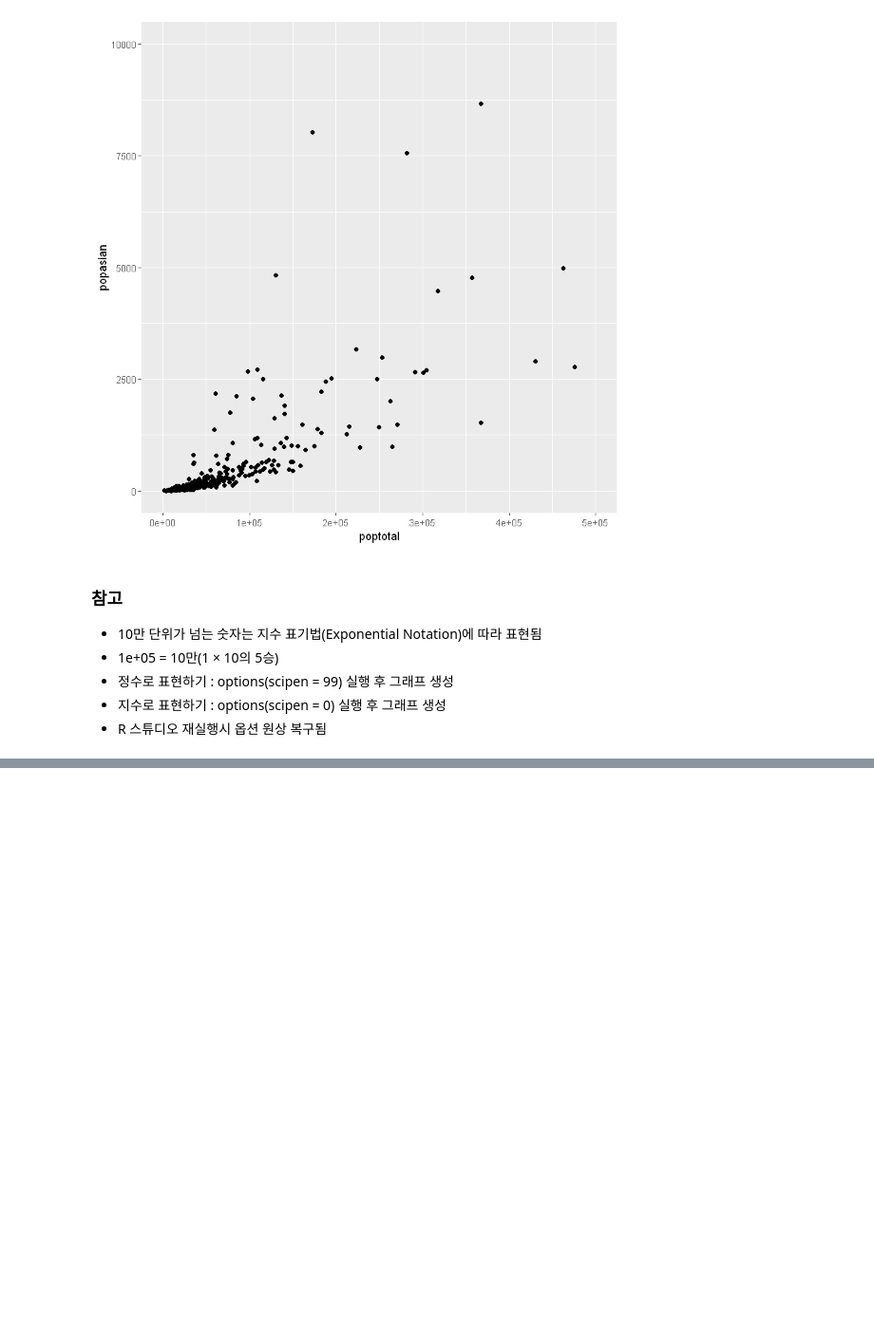
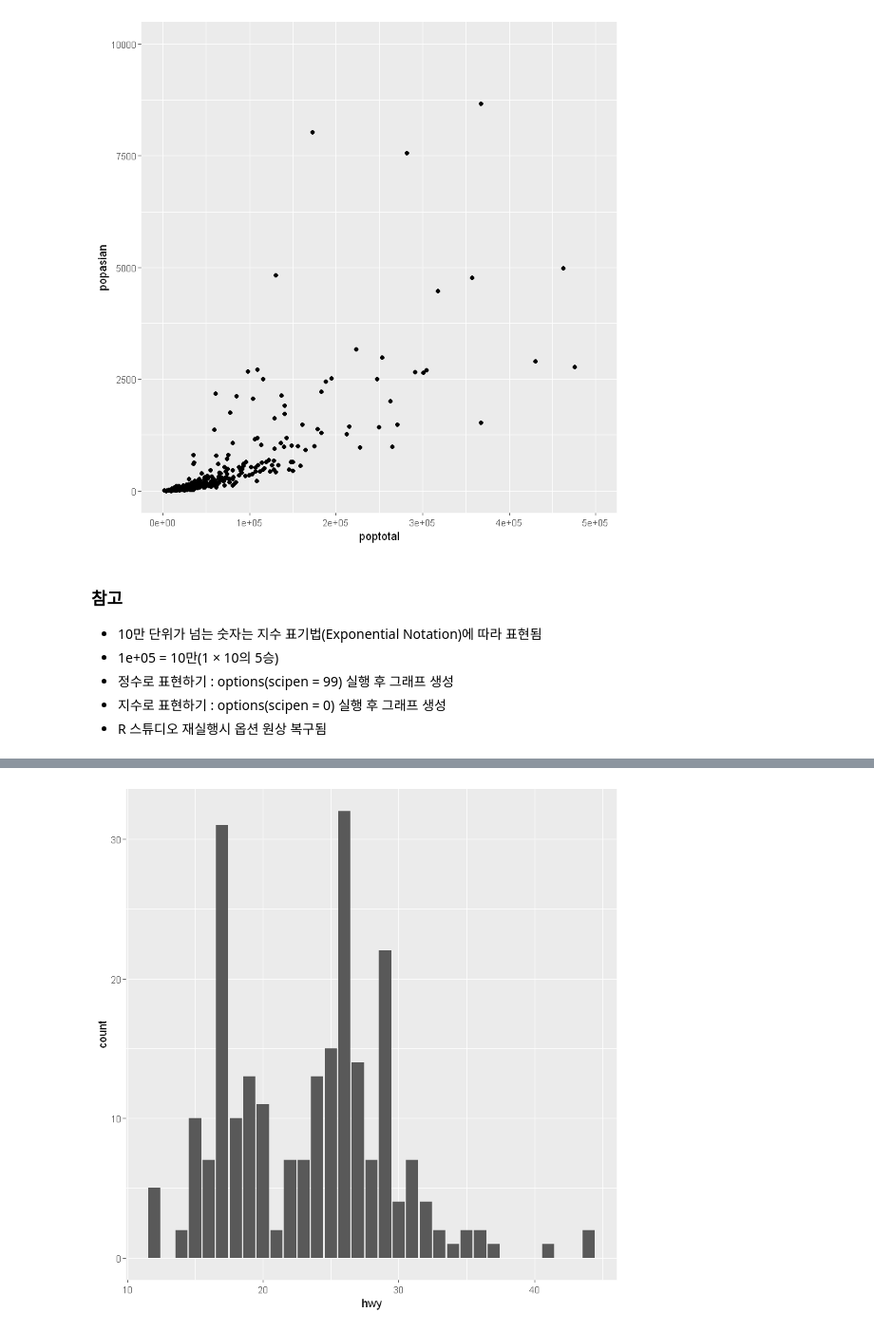
Before and after one commit to s6470076/R, a Jupyter notebook: Do_it_R 둘째 날.ipynb, the cells around one changed output, grey strips where cells are left out. Shown at 95% size. Saved outputs shown, nothing was run; the diff lists cells and outputs as text; code cells hidden in the pictures; blank space fills up the shorter version.

```diff
--- a/Do_it_R 둘째 날.ipynb
+++ b/Do_it_R 둘째 날.ipynb
@@ -1612,0 +1668,5 @@ Warning message:
+# %%
+# x 축 연속 변수, y축 빈도
+ggplot(data=mpg,aes(x=hwy))+geom_bar()
+# %% [output]
+[figure, added]
```
Also changed, not shown: parts of 26 cells of this notebook.
